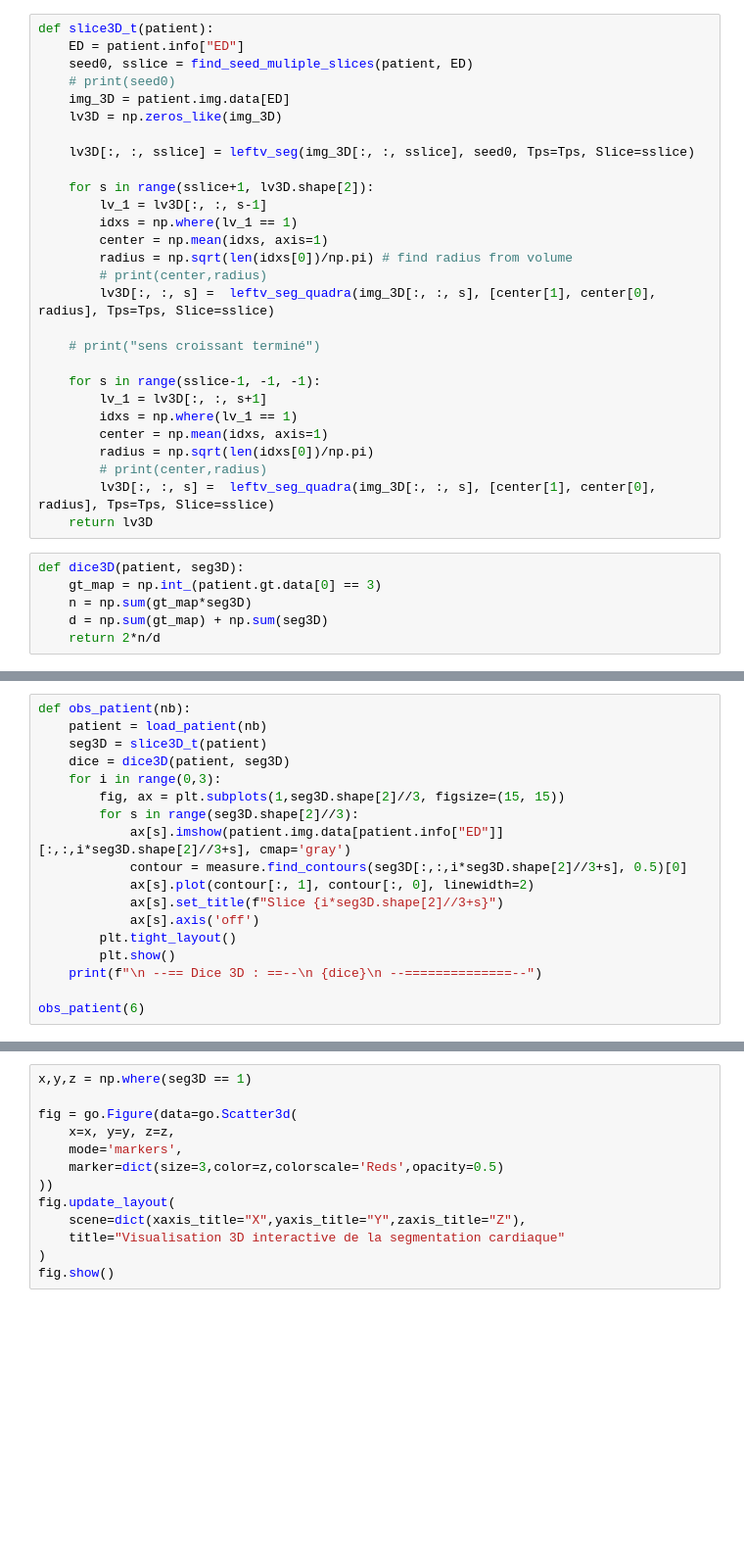
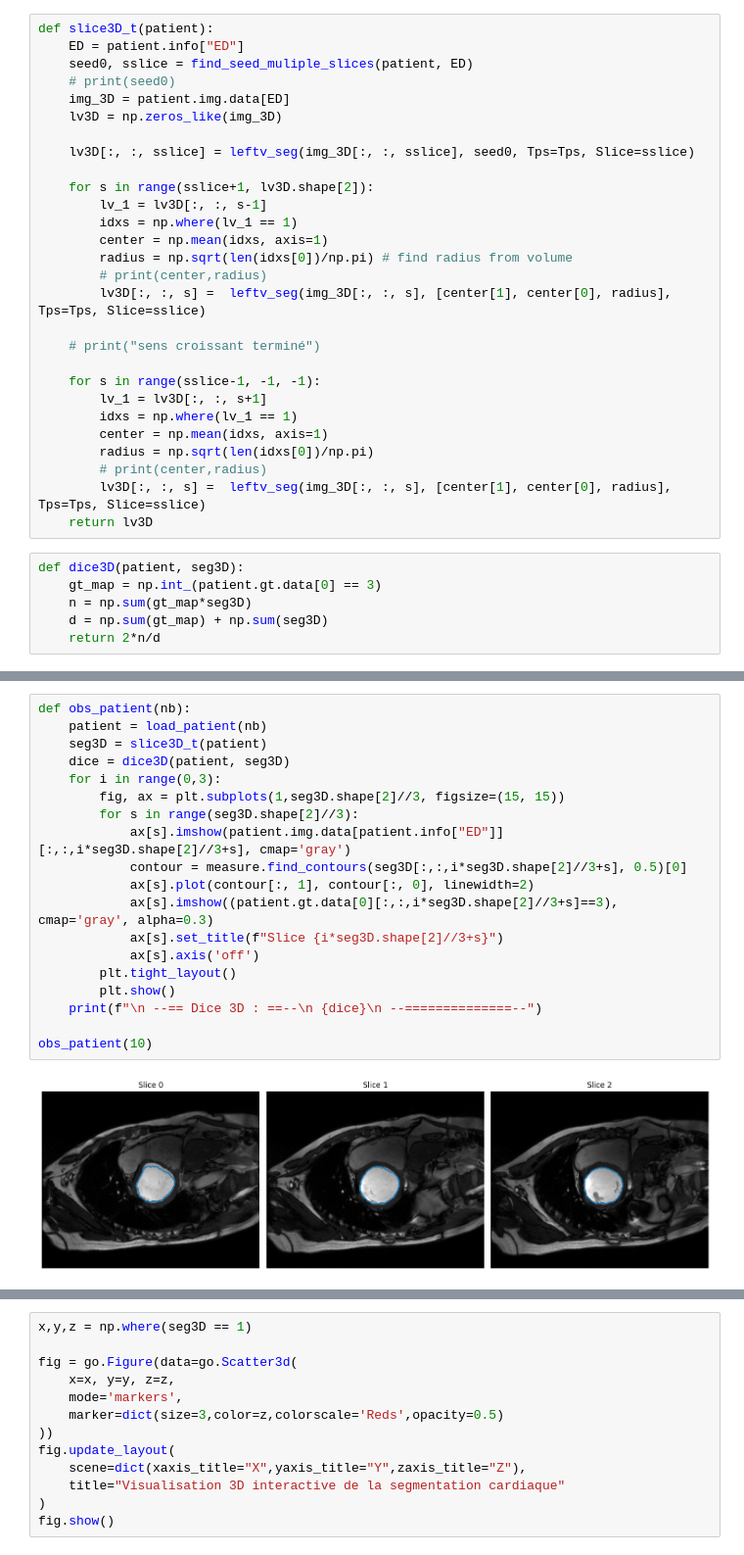
Before and after one commit to Bastaxeloux/proj3dt, a Jupyter notebook: metrics.ipynb, the cells around one changed output, grey strips where cells are left out. Shown at 98% size. Drawn from its saved outputs; the diff is of its cells as text; blank space fills up the shorter version.

```diff
--- a/metrics.ipynb
+++ b/metrics.ipynb
@@ -561,7 +534,7 @@ def slice3D_t(patient):
         center = np.mean(idxs, axis=1)
         radius = np.sqrt(len(idxs[0])/np.pi) # find radius from volume
         # print(center,radius)
-        lv3D[:, :, s] =  leftv_seg_quadra(img_3D[:, :, s], [center[1], center[0], radius], Tps=Tps, Slice=sslice)
+        lv3D[:, :, s] =  leftv_seg(img_3D[:, :, s], [center[1], center[0], radius], Tps=Tps, Slice=sslice)
 
     # print("sens croissant terminé")
 
@@ -571,7 +544,7 @@ def slice3D_t(patient):
         center = np.mean(idxs, axis=1)
         radius = np.sqrt(len(idxs[0])/np.pi)
         # print(center,radius)
-        lv3D[:, :, s] =  leftv_seg_quadra(img_3D[:, :, s], [center[1], center[0], radius], Tps=Tps, Slice=sslice)
+        lv3D[:, :, s] =  leftv_seg(img_3D[:, :, s], [center[1], center[0], radius], Tps=Tps, Slice=sslice)
     return lv3D
 # %%
 def dice3D(patient, seg3D):
@@ -612,19 +588,21 @@ Average Dice : 86.906 %
 # %%
 def obs_patient(nb):
     patient = load_patient(nb)
     seg3D = slice3D_t(patient)
     dice = dice3D(patient, seg3D)
     for i in range(0,3):
         fig, ax = plt.subplots(1,seg3D.shape[2]//3, figsize=(15, 15))
         for s in range(seg3D.shape[2]//3):
             ax[s].imshow(patient.img.data[patient.info["ED"]][:,:,i*seg3D.shape[2]//3+s], cmap='gray')
             contour = measure.find_contours(seg3D[:,:,i*seg3D.shape[2]//3+s], 0.5)[0]
             ax[s].plot(contour[:, 1], contour[:, 0], linewidth=2)
+            ax[s].imshow((patient.gt.data[0][:,:,i*seg3D.shape[2]//3+s]==3), cmap='gray', alpha=0.3)
             ax[s].set_title(f"Slice {i*seg3D.shape[2]//3+s}")
             ax[s].axis('off')
         plt.tight_layout()
         plt.show()
     print(f"\n --== Dice 3D : ==--\n {dice}\n --==============--")
 
-obs_patient(6)
+obs_patient(10)
 # %% [output]
+[figure, new version]
```
Also changed, not shown: parts of 12 cells of this notebook, 17 other files.
